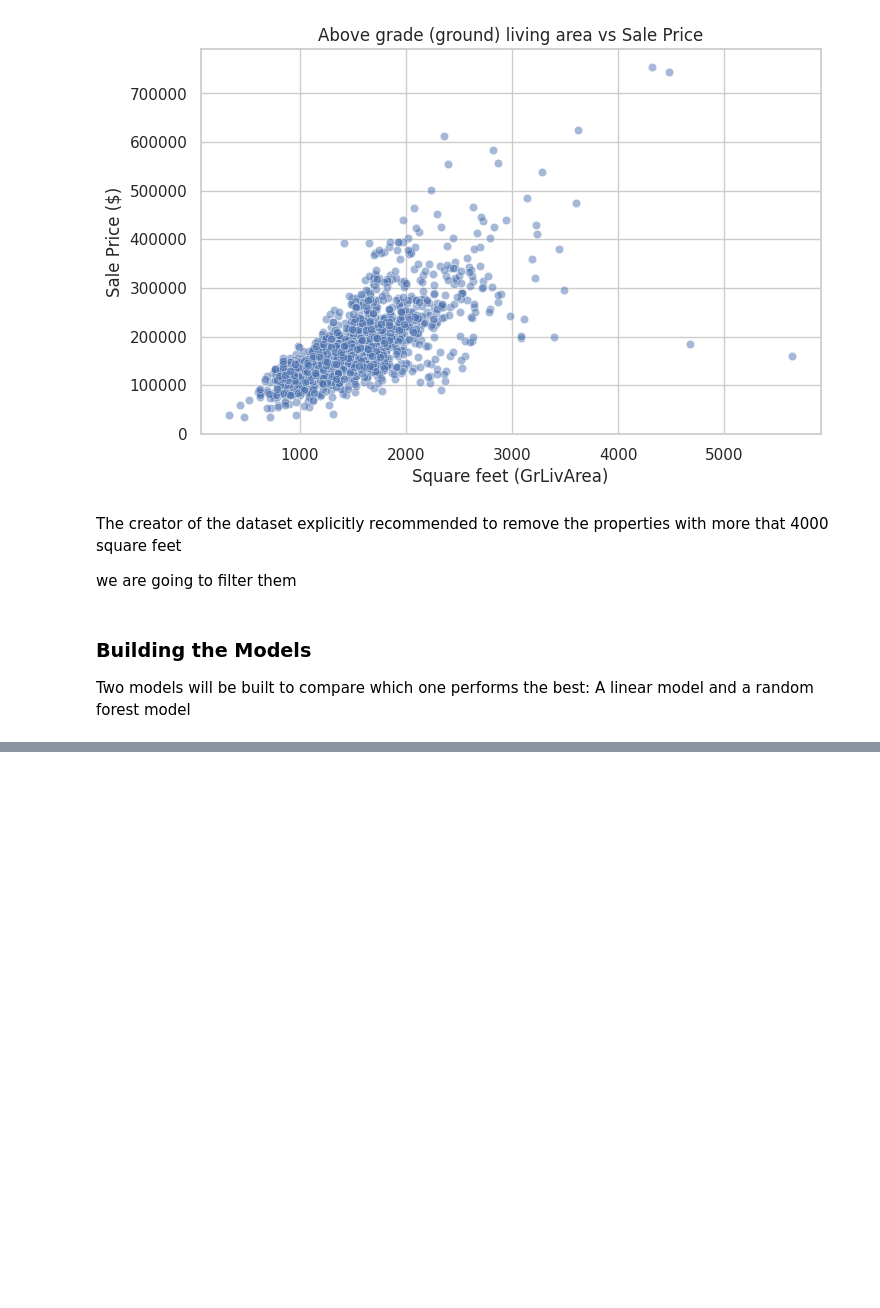
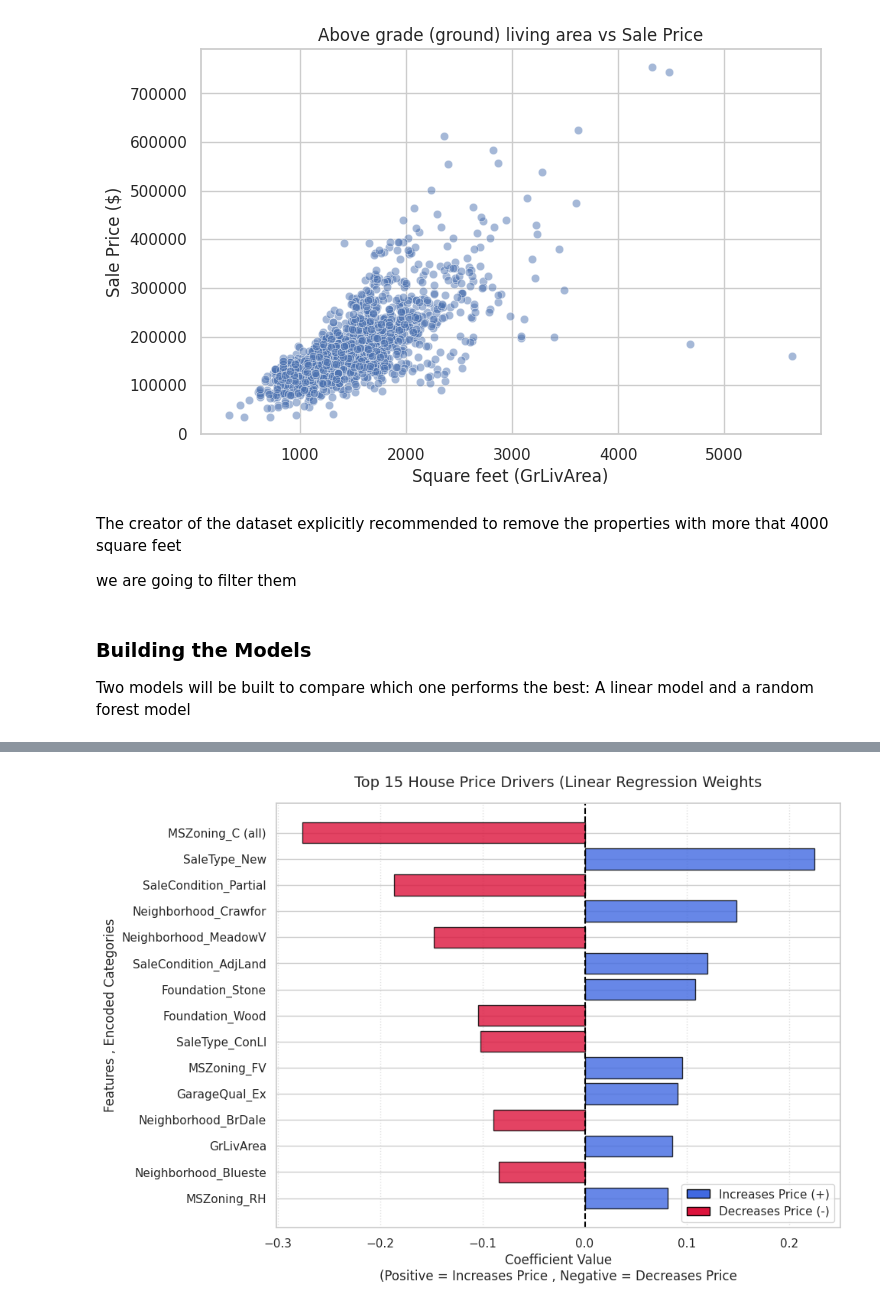
Before and after one commit to Gwladys-BALIMA/Ames-Housing, a Jupyter notebook: Ames_Linear_Regression.ipynb, the cells around one changed output, grey strips where cells are left out. Cells and saved outputs as stored; diff of their text form; code cells hidden in the pictures; blank space fills up the shorter version.

```diff
--- a/Ames_Linear_Regression.ipynb
+++ b/Ames_Linear_Regression.ipynb
@@ -411,0 +413,55 @@ plt.show()
+# %%
+# Check for the top features that drive the house prices
+
+lr_model = lr_pipeline.named_steps['model']
+cat_encoder = (lr_pipeline.named_steps['preprocessor'].named_transformers_['cat'].named_steps['onehot'])
+encoded_cat_features = list(cat_encoder.get_feature_names_out(cat_features))
+
+all_feature_names = num_features + encoded_cat_features
+
+importance_Ames = pd.DataFrame(
+    {'Feature': all_feature_names, 'Coefficient': lr_model.coef_}
+)
+
+# Sort to keep strongest drivers at the top
+importance_Ames['Absolute_Impact'] = importance_Ames['Coefficient'].abs()
+top_features = importance_Ames.sort_values(
+    by='Absolute_Impact', ascending=False
+).head(15)
+
+
+plt.figure(figsize=(10, 7))
+
+colors = [
+    'royalblue' if coef >= 0 else 'crimson' for coef in top_features['Coefficient']
+]
+bars = plt.barh(
+    top_features['Feature'],
+    top_features['Coefficient'],
+    color=colors,
+    edgecolor='black',
+    alpha=0.8,
+)
+
+# Draw a clean vertical line at 0 baseline
+plt.axvline(x=0, color='black', linestyle='--', lw=1.5)
+
+plt.title('Top 15 House Price Drivers (Linear Regression Weights', fontsize=14 , pad=15,)
+plt.xlabel('Coefficient Value\n(Positive = Increases Price , Negative = Decreases Price' , fontsize=12,)
+plt.ylabel('Features , Encoded Categories', fontsize=12)
+plt.gca().invert_yaxis()
+plt.grid(axis='x', linestyle= ':', alpha=0.6)
+
+# Add custom color labels legend manually
+from matplotlib.patches import Patch
+
+legend_elements = [
+    Patch(facecolor='royalblue', edgecolor='black', label='Increases Price (+)'),
+    Patch(facecolor='crimson', edgecolor='black', label='Decreases Price (-)'),
+]
+plt.legend(handles=legend_elements, loc='lower right')
+
+plt.tight_layout()
+plt.show()
+# %% [output]
+[figure, added]
```
Also changed, not shown: parts of 4 cells of this notebook.
